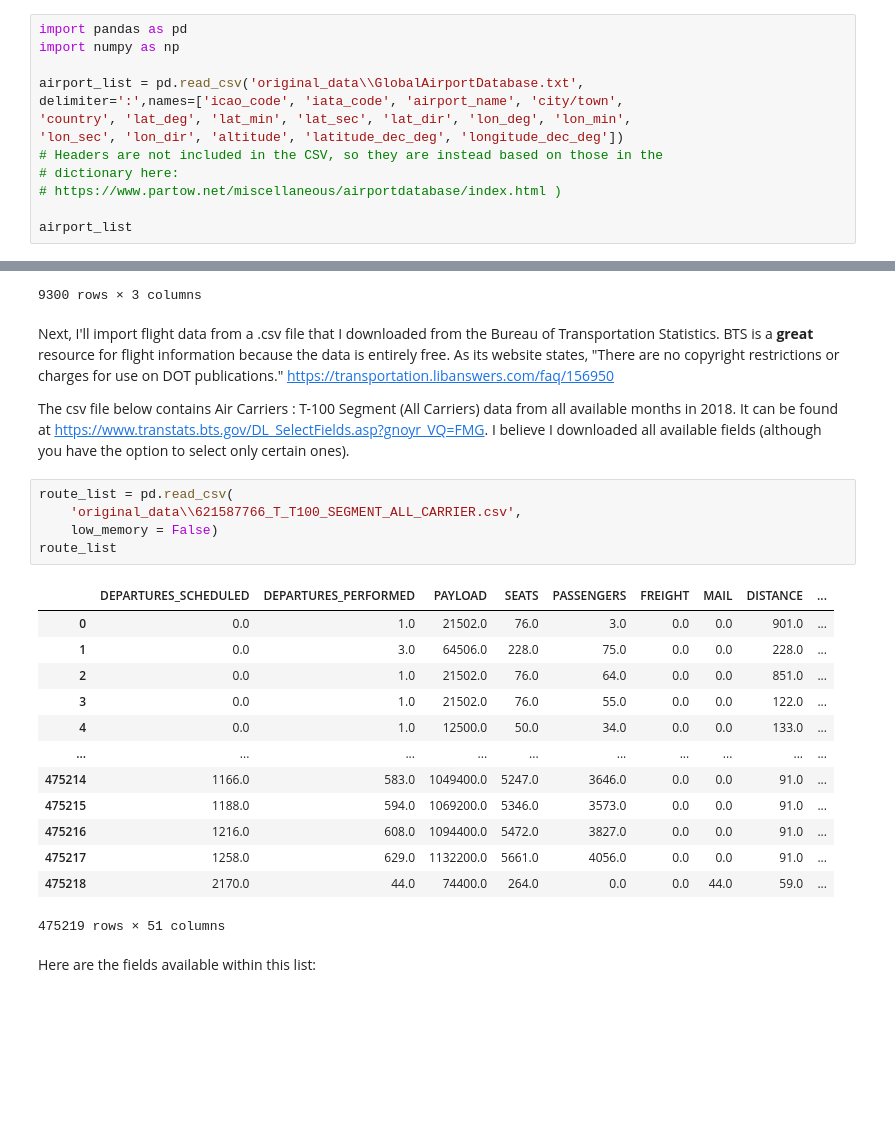
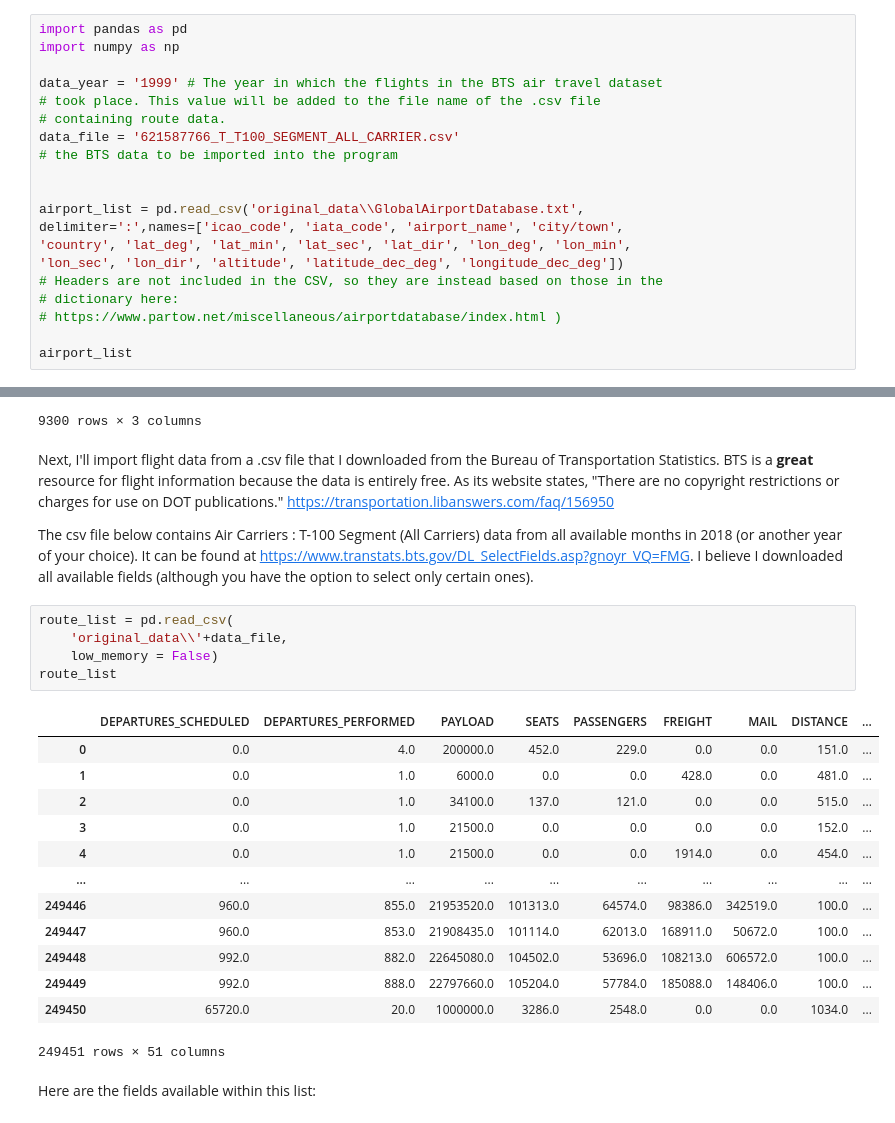
Before and after one commit to kburchfiel/route_maps_builder, a Jupyter notebook: flights_table_builder_copy_for_older_data.ipynb, the cells around one changed output, grey strips where cells are left out. Drawn from its saved outputs; the diff is of its cells as text; blank space fills up the shorter version.

```diff
--- a/flights_table_builder_copy_for_older_data.ipynb
+++ b/flights_table_builder_copy_for_older_data.ipynb
@@ -6,6 +8,13 @@ First, I'll import several libraries and then read in a list of airports from th
 # %%
 import pandas as pd
 import numpy as np
+
+data_year = '1999' # The year in which the flights in the BTS air travel dataset
+# took place. This value will be added to the file name of the .csv file
+# containing route data.
+data_file = '621587766_T_T100_SEGMENT_ALL_CARRIER.csv'
+# the BTS data to be imported into the program
+
 
 airport_list = pd.read_csv('original_data\\GlobalAirportDatabase.txt',
 delimiter=':',names=['icao_code', 'iata_code', 'airport_name', 'city/town',
@@ -76,26 +85,26 @@ destination_airport_list_for_merge
 # %% [markdown]
 Next, I'll import flight data from a .csv file that I downloaded from the Bureau of Transportation Statistics. BTS is a **great** resource for flight information because the data is entirely free. As its website states, "There are no copyright restrictions or charges for use on DOT publications." https://transportation.libanswers.com/faq/156950
 
-The csv file below contains Air Carriers : T-100 Segment (All Carriers) data from all available months in 2018. It can be found at https://www.transtats.bts.gov/DL_SelectFields.asp?gnoyr_VQ=FMG. I believe I downloaded all available fields (although you have the option to select only certain ones).
+The csv file below contains Air Carriers : T-100 Segment (All Carriers) data from all available months in 2018 (or another year of your choice). It can be found at https://www.transtats.bts.gov/DL_SelectFields.asp?gnoyr_VQ=FMG. I believe I downloaded all available fields (although you have the option to select only certain ones).
 # %%
 route_list = pd.read_csv(
-    'original_data\\621587766_T_T100_SEGMENT_ALL_CARRIER.csv',
+    'original_data\\'+data_file,
     low_memory = False)
 route_list
 # %% [output]
 |  | DEPARTURES_SCHEDULED | DEPARTURES_PERFORMED | PAYLOAD | SEATS | PASSENGERS | FREIGHT | MAIL | DISTANCE | ... |
-| 0 | 0.0 | 1.0 | 21502.0 | 76.0 | 3.0 | 0.0 | 0.0 | 901.0 | ... |
-| 1 | 0.0 | 3.0 | 64506.0 | 228.0 | 75.0 | 0.0 | 0.0 | 228.0 | ... |
-| 2 | 0.0 | 1.0 | 21502.0 | 76.0 | 64.0 | 0.0 | 0.0 | 851.0 | ... |
-| 3 | 0.0 | 1.0 | 21502.0 | 76.0 | 55.0 | 0.0 | 0.0 | 122.0 | ... |
-| 4 | 0.0 | 1.0 | 12500.0 | 50.0 | 34.0 | 0.0 | 0.0 | 133.0 | ... |
+| 0 | 0.0 | 4.0 | 200000.0 | 452.0 | 229.0 | 0.0 | 0.0 | 151.0 | ... |
+| 1 | 0.0 | 1.0 | 6000.0 | 0.0 | 0.0 | 428.0 | 0.0 | 481.0 | ... |
+| 2 | 0.0 | 1.0 | 34100.0 | 137.0 | 121.0 | 0.0 | 0.0 | 515.0 | ... |
+| 3 | 0.0 | 1.0 | 21500.0 | 0.0 | 0.0 | 0.0 | 0.0 | 152.0 | ... |
+| 4 | 0.0 | 1.0 | 21500.0 | 0.0 | 0.0 | 1914.0 | 0.0 | 454.0 | ... |
 | ... | ... | ... | ... | ... | ... | ... | ... | ... | ... |
-| 475214 | 1166.0 | 583.0 | 1049400.0 | 5247.0 | 3646.0 | 0.0 | 0.0 | 91.0 | ... |
-| 475215 | 1188.0 | 594.0 | 1069200.0 | 5346.0 | 3573.0 | 0.0 | 0.0 | 91.0 | ... |
-| 475216 | 1216.0 | 608.0 | 1094400.0 | 5472.0 | 3827.0 | 0.0 | 0.0 | 91.0 | ... |
-| 475217 | 1258.0 | 629.0 | 1132200.0 | 5661.0 | 4056.0 | 0.0 | 0.0 | 91.0 | ... |
-| 475218 | 2170.0 | 44.0 | 74400.0 | 264.0 | 0.0 | 0.0 | 44.0 | 59.0 | ... |
+| 249446 | 960.0 | 855.0 | 21953520.0 | 101313.0 | 64574.0 | 98386.0 | 342519.0 | 100.0 | ... |
+| 249447 | 960.0 | 853.0 | 21908435.0 | 101114.0 | 62013.0 | 168911.0 | 50672.0 | 100.0 | ... |
+| 249448 | 992.0 | 882.0 | 22645080.0 | 104502.0 | 53696.0 | 108213.0 | 606572.0 | 100.0 | ... |
+| 249449 | 992.0 | 888.0 | 22797660.0 | 105204.0 | 57784.0 | 185088.0 | 148406.0 | 100.0 | ... |
+| 249450 | 65720.0 | 20.0 | 1000000.0 | 3286.0 | 2548.0 | 0.0 | 0.0 | 1034.0 | ... |
-475219 rows × 51 columns
+249451 rows × 51 columns
 # %% [markdown]
 Here are the fields available within this list:
 # %%
```
Also changed, not shown: parts of 9 cells of this notebook, 30 other files.
